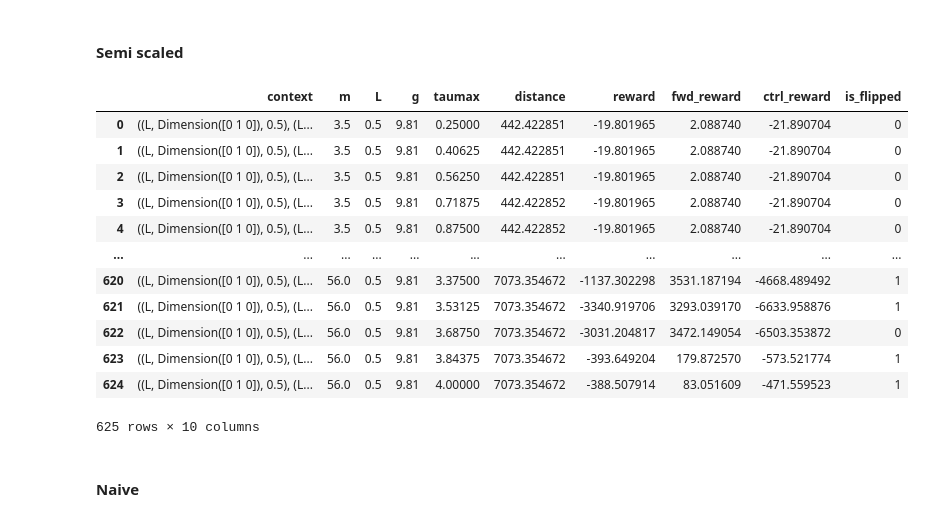
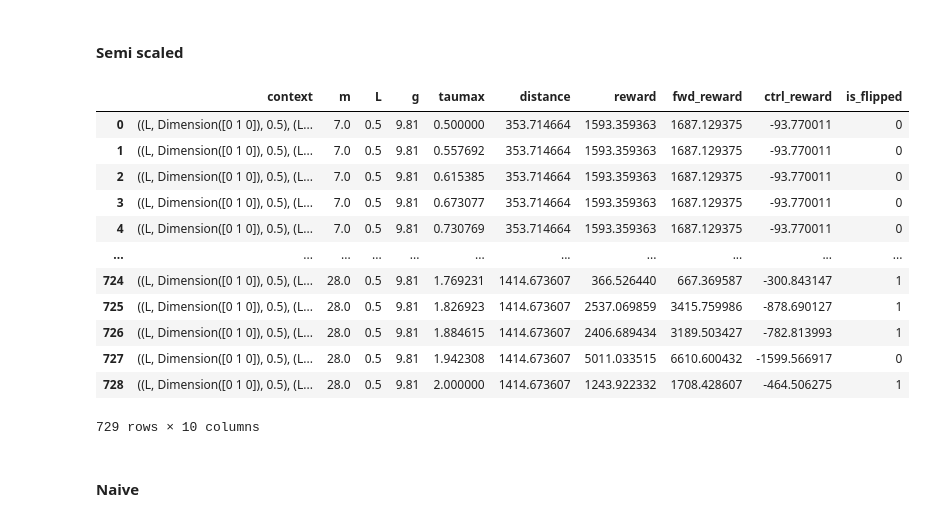
Before and after one commit to SherbyRobotics/transfer_halfcheetah, a Jupyter notebook: wrap_up 2.ipynb, the cells around one changed output. Cells and saved outputs as stored; diff of their text form; code cells hidden in the pictures.

```diff
--- a/wrap_up 2.ipynb
+++ b/wrap_up 2.ipynb
@@ -128,18 +137,38 @@ original_policy = DimensionalPolicy(
 # %%
 base = ["m", "L", "g"]
+scale = 2
+resolution = 27
 
 similar_sweep_desc = dict(
-    m = (14 / 4, 14 * 4, 25),
-    L = (0.5 / 4, 0.5 * 4, 25),
+    m = (14 / scale, 14 * scale, resolution),
+    L = (0.5 / scale, 0.5 * scale, resolution),
     g = (9.81, 9.81, 1),
 )
 
-quasi_similar_sweep_desc = dict(
-    m = (14 / 4, 14 * 4, 25),
-    taumax = (1/4, 4, 25),
+quasi_same_sweep_desc = dict(
+    m = (14 / scale, 14 * scale, resolution),
+    taumax = (1 / scale, 1 * scale, resolution),
 )
 
-nb_random_contexts = 25 * 25
+quasi_similar_1_scale_sweep_desc = dict(
+    m = (14 / scale, 14 * scale, resolution),
+    L = (0.5, 0.5, 1),
+    g = (9.81, 9.81, 1),
+)
+quasi_similar_1_change_sweep_desc = dict(
+    taumax = (1 / scale, 1 * scale, resolution),
+)
+
+quasi_similar_2_scale_sweep_desc = dict(
+    m = (14, 14, 1),
+    L = (0.5 / scale, 0.5 * scale, resolution),
+    g = (9.81, 9.81, 1),
+)
+quasi_similar_2_change_sweep_desc = dict(
+    L = (0.5 / scale, 0.5 * scale, resolution),
+)
+
+nb_random_contexts = resolution * resolution
 
 # bounds factors for random contexts around the original context
 upper, lower = scale_sweep_volume_bounds(original_context, similar_sweep_desc)
@@ -341,20 +372,20 @@ def context_fn(context):
     distance = context.adimensional_distance(original_context, base)
 
     change = []
-    for sym in quasi_similar_sweep_desc.keys():
+    for sym in quasi_same_sweep_desc.keys():
         if sym not in base:
             change.append(context.value(sym))
 
     return context, b1, b2, b3, *change, distance
 # %%
 changed_symbols = []
-for sym in quasi_similar_sweep_desc.keys():
+for sym in quasi_same_sweep_desc.keys():
     if sym not in base:
         changed_symbols.append(sym)
 
 columns = ["context", base[0], base[1], base[2], *changed_symbols, "distance", "reward", "fwd_reward", "ctrl_reward", "is_flipped"]
 # %%
-all_quasi_similar_contexts = linsweep_change_contexts(original_context, quasi_similar_sweep_desc)
+all_quasi_same_contexts = linsweep_change_contexts(original_context, quasi_same_sweep_desc)
 # %% [markdown]
 #### Scaled
 # %%
@@ -387,30 +418,30 @@ quasi_similar_scaled_df
 #### Semi scaled
 # %%
 data_semi_scaled = record_sweep(
-    all_quasi_similar_contexts,
+    all_quasi_same_contexts,
     make_semi_scaled_policy,
     make_env,
     context_fn=context_fn,
     ep_fn=ep_fn_extract_reward,
     ep_reduce_fn=ep_reduce_fn_total_reward,
     fuse_fn=fuse_fn
 )
-quasi_similar_semi_scaled_df = pd.DataFrame(columns=columns, data=data_semi_scaled)
-quasi_similar_semi_scaled_df
+quasi_same_semi_scaled_df = pd.DataFrame(columns=columns, data=data_semi_scaled)
+quasi_same_semi_scaled_df
 # %% [output]
 |  | context | m | L | g | taumax | distance | reward | fwd_reward | ctrl_reward | is_flipped |
-| 0 | ((L, Dimension([0 1 0]), 0.5), (L... | 3.5 | 0.5 | 9.81 | 0.25000 | 442.422851 | -19.801965 | 2.088740 | -21.890704 | 0 |
-| 1 | ((L, Dimension([0 1 0]), 0.5), (L... | 3.5 | 0.5 | 9.81 | 0.40625 | 442.422851 | -19.801965 | 2.088740 | -21.890704 | 0 |
-| 2 | ((L, Dimension([0 1 0]), 0.5), (L... | 3.5 | 0.5 | 9.81 | 0.56250 | 442.422851 | -19.801965 | 2.088740 | -21.890704 | 0 |
-| 3 | ((L, Dimension([0 1 0]), 0.5), (L... | 3.5 | 0.5 | 9.81 | 0.71875 | 442.422852 | -19.801965 | 2.088740 | -21.890704 | 0 |
-| 4 | ((L, Dimension([0 1 0]), 0.5), (L... | 3.5 | 0.5 | 9.81 | 0.87500 | 442.422852 | -19.801965 | 2.088740 | -21.890704 | 0 |
+| 0 | ((L, Dimension([0 1 0]), 0.5), (L... | 7.0 | 0.5 | 9.81 | 0.500000 | 353.714664 | 1593.359363 | 1687.129375 | -93.770011 | 0 |
+| 1 | ((L, Dimension([0 1 0]), 0.5), (L... | 7.0 | 0.5 | 9.81 | 0.557692 | 353.714664 | 1593.359363 | 1687.129375 | -93.770011 | 0 |
+| 2 | ((L, Dimension([0 1 0]), 0.5), (L... | 7.0 | 0.5 | 9.81 | 0.615385 | 353.714664 | 1593.359363 | 1687.129375 | -93.770011 | 0 |
+| 3 | ((L, Dimension([0 1 0]), 0.5), (L... | 7.0 | 0.5 | 9.81 | 0.673077 | 353.714664 | 1593.359363 | 1687.129375 | -93.770011 | 0 |
+| 4 | ((L, Dimension([0 1 0]), 0.5), (L... | 7.0 | 0.5 | 9.81 | 0.730769 | 353.714664 | 1593.359363 | 1687.129375 | -93.770011 | 0 |
 | ... | ... | ... | ... | ... | ... | ... | ... | ... | ... | ... |
-| 620 | ((L, Dimension([0 1 0]), 0.5), (L... | 56.0 | 0.5 | 9.81 | 3.37500 | 7073.354672 | -1137.302298 | 3531.187194 | -4668.489492 | 1 |
-| 621 | ((L, Dimension([0 1 0]), 0.5), (L... | 56.0 | 0.5 | 9.81 | 3.53125 | 7073.354672 | -3340.919706 | 3293.039170 | -6633.958876 | 1 |
-| 622 | ((L, Dimension([0 1 0]), 0.5), (L... | 56.0 | 0.5 | 9.81 | 3.68750 | 7073.354672 | -3031.204817 | 3472.149054 | -6503.353872 | 0 |
-| 623 | ((L, Dimension([0 1 0]), 0.5), (L... | 56.0 | 0.5 | 9.81 | 3.84375 | 7073.354672 | -393.649204 | 179.872570 | -573.521774 | 1 |
-| 624 | ((L, Dimension([0 1 0]), 0.5), (L... | 56.0 | 0.5 | 9.81 | 4.00000 | 7073.354672 | -388.507914 | 83.051609 | -471.559523 | 1 |
+| 724 | ((L, Dimension([0 1 0]), 0.5), (L... | 28.0 | 0.5 | 9.81 | 1.769231 | 1414.673607 | 366.526440 | 667.369587 | -300.843147 | 1 |
+| 725 | ((L, Dimension([0 1 0]), 0.5), (L... | 28.0 | 0.5 | 9.81 | 1.826923 | 1414.673607 | 2537.069859 | 3415.759986 | -878.690127 | 1 |
+| 726 | ((L, Dimension([0 1 0]), 0.5), (L... | 28.0 | 0.5 | 9.81 | 1.884615 | 1414.673607 | 2406.689434 | 3189.503427 | -782.813993 | 1 |
+| 727 | ((L, Dimension([0 1 0]), 0.5), (L... | 28.0 | 0.5 | 9.81 | 1.942308 | 1414.673607 | 5011.033515 | 6610.600432 | -1599.566917 | 0 |
+| 728 | ((L, Dimension([0 1 0]), 0.5), (L... | 28.0 | 0.5 | 9.81 | 2.000000 | 1414.673607 | 1243.922332 | 1708.428607 | -464.506275 | 1 |
-625 rows × 10 columns
+729 rows × 10 columns
 # %% [markdown]
 #### Naive
 # %%
```
Also changed, not shown: parts of 43 cells of this notebook, 1 other file.
